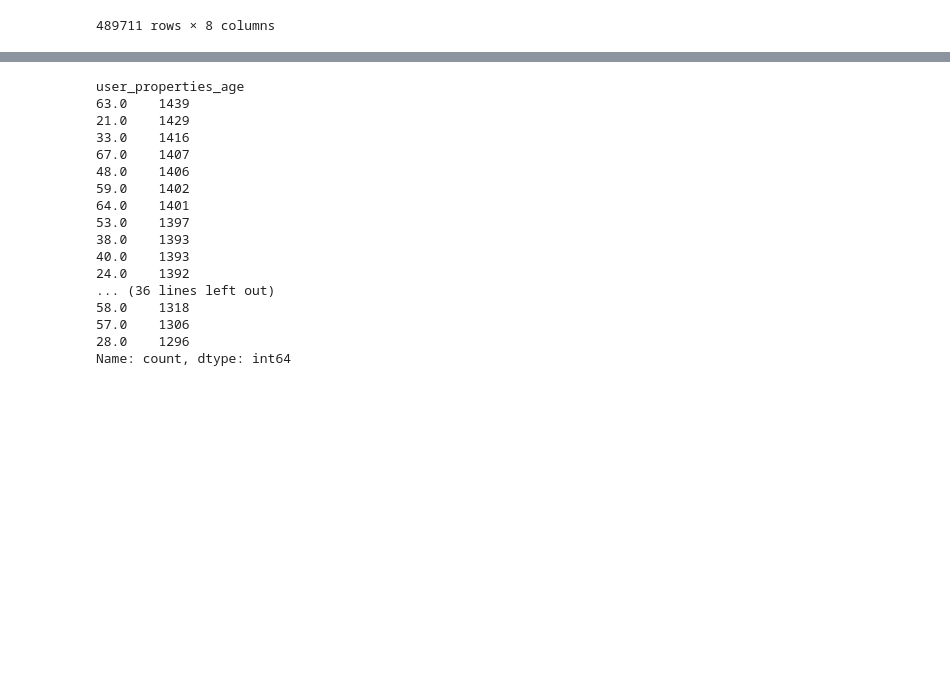
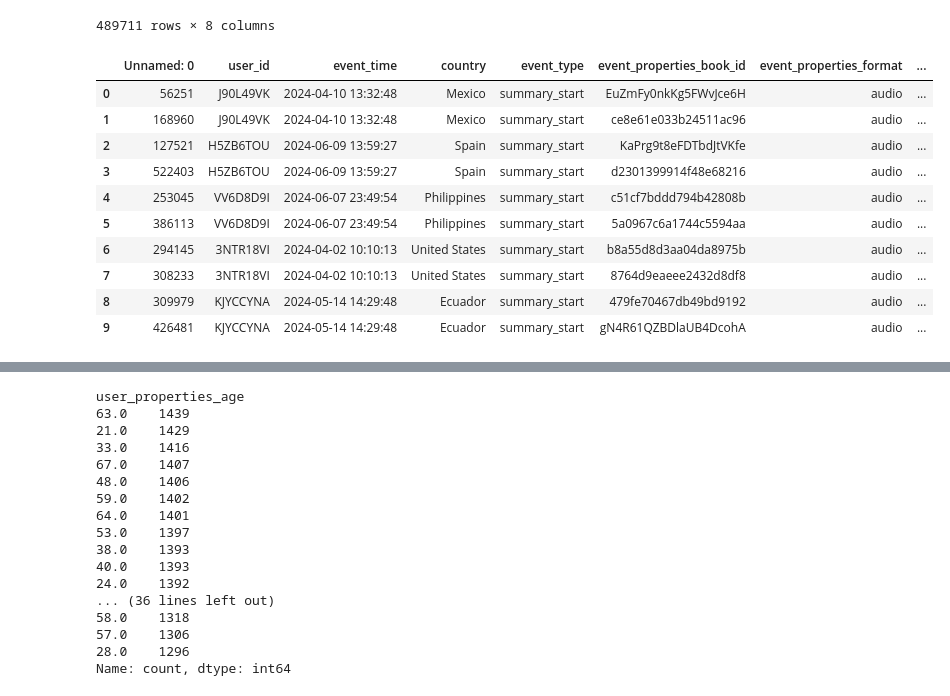
Before and after one commit to PavloKukurik/Test_task_PA_Headway, a Jupyter notebook: test.ipynb, the cells around one changed output, grey strips where cells are left out. Saved outputs shown, nothing was run; the diff lists cells and outputs as text; code cells hidden in the pictures; blank space fills up the shorter version.

```diff
--- a/test.ipynb
+++ b/test.ipynb
@@ -159,3 +159,26 @@ df
 | 523141 | 523141 | C1TVK5ZU | 2024-04-11 22:53:28 | United States | summary_start | eXQgxTaSYSKnsywOc3RI | text | ... |
 | 523142 | 523142 | OP1A9NVQ | 2024-04-05 10:17:31 | Norway | summary_last_page | e113f74b84c54aa6bf32 | audio | ... |
 489711 rows × 8 columns
+# %%
+users_with_multiple_books = (
+    df.groupby(["user_id", "event_time"])["event_properties_book_id"]
+    .nunique()
+    .reset_index()
+)
+
+users_with_multiple_books = users_with_multiple_books[users_with_multiple_books["event_properties_book_id"] > 1]
+multiple_books_df = df.merge(users_with_multiple_books[["user_id", "event_time"]], on=["user_id", "event_time"])
+
+multiple_books_df
+# %% [output]
+|  | Unnamed: 0 | user_id | event_time | country | event_type | event_properties_book_id | event_properties_format | ... |
+| 0 | 56251 | J90L49VK | 2024-04-10 13:32:48 | Mexico | summary_start | EuZmFy0nkKg5FWvJce6H | audio | ... |
+| 1 | 168960 | J90L49VK | 2024-04-10 13:32:48 | Mexico | summary_start | ce8e61e033b24511ac96 | audio | ... |
+| 2 | 127521 | H5ZB6TOU | 2024-06-09 13:59:27 | Spain | summary_start | KaPrg9t8eFDTbdJtVKfe | audio | ... |
+| 3 | 522403 | H5ZB6TOU | 2024-06-09 13:59:27 | Spain | summary_start | d2301399914f48e68216 | audio | ... |
+| 4 | 253045 | VV6D8D9I | 2024-06-07 23:49:54 | Philippines | summary_start | c51cf7bddd794b42808b | audio | ... |
+| 5 | 386113 | VV6D8D9I | 2024-06-07 23:49:54 | Philippines | summary_start | 5a0967c6a1744c5594aa | audio | ... |
+| 6 | 294145 | 3NTR18VI | 2024-04-02 10:10:13 | United States | summary_start | b8a55d8d3aa04da8975b | audio | ... |
+| 7 | 308233 | 3NTR18VI | 2024-04-02 10:10:13 | United States | summary_start | 8764d9eaeee2432d8df8 | audio | ... |
+| 8 | 309979 | KJYCCYNA | 2024-05-14 14:29:48 | Ecuador | summary_start | 479fe70467db49bd9192 | audio | ... |
+| 9 | 426481 | KJYCCYNA | 2024-05-14 14:29:48 | Ecuador | summary_start | gN4R61QZBDlaUB4DcohA | audio | ... |
```
Also changed, not shown: parts of 7 cells of this notebook, 1 other file.
